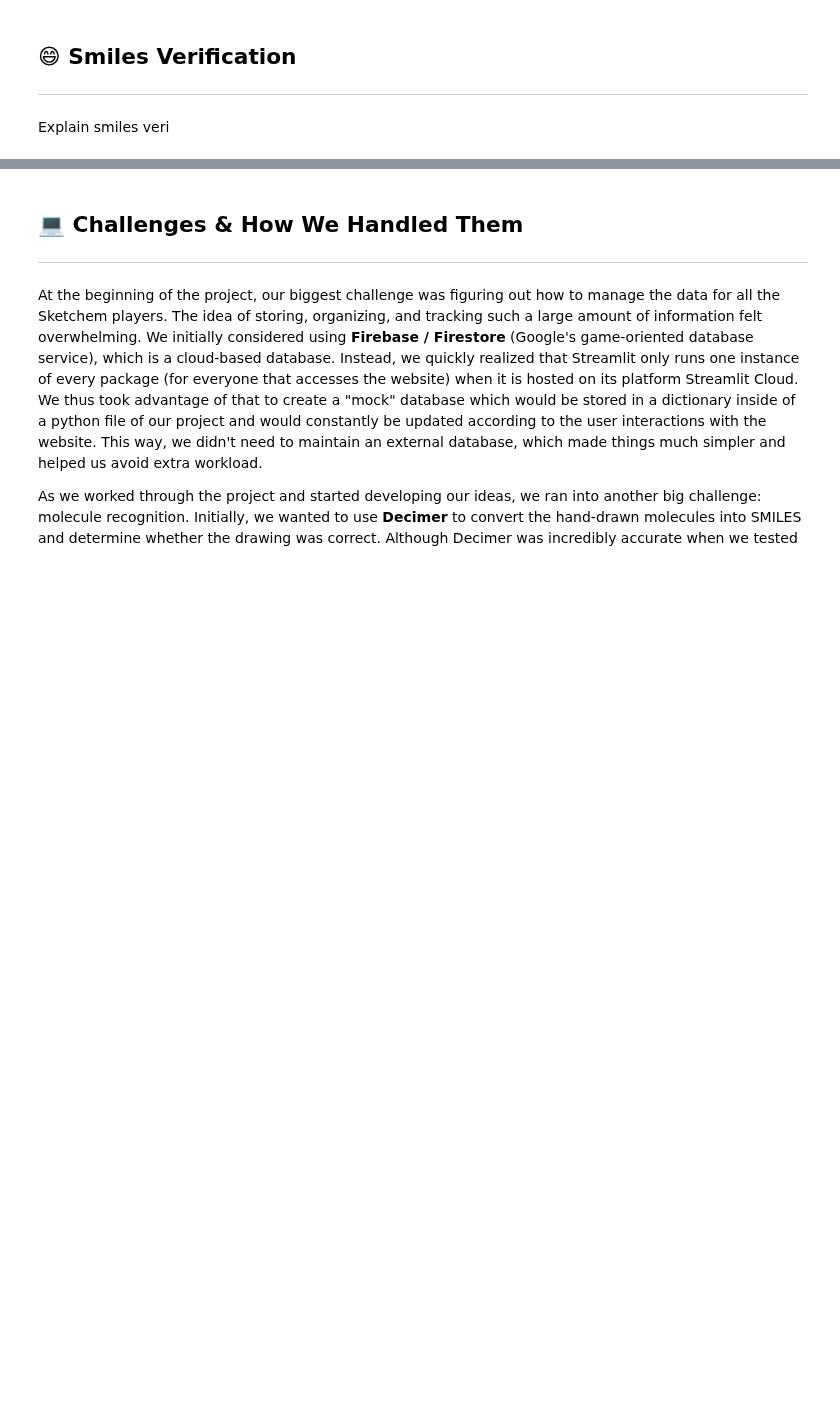
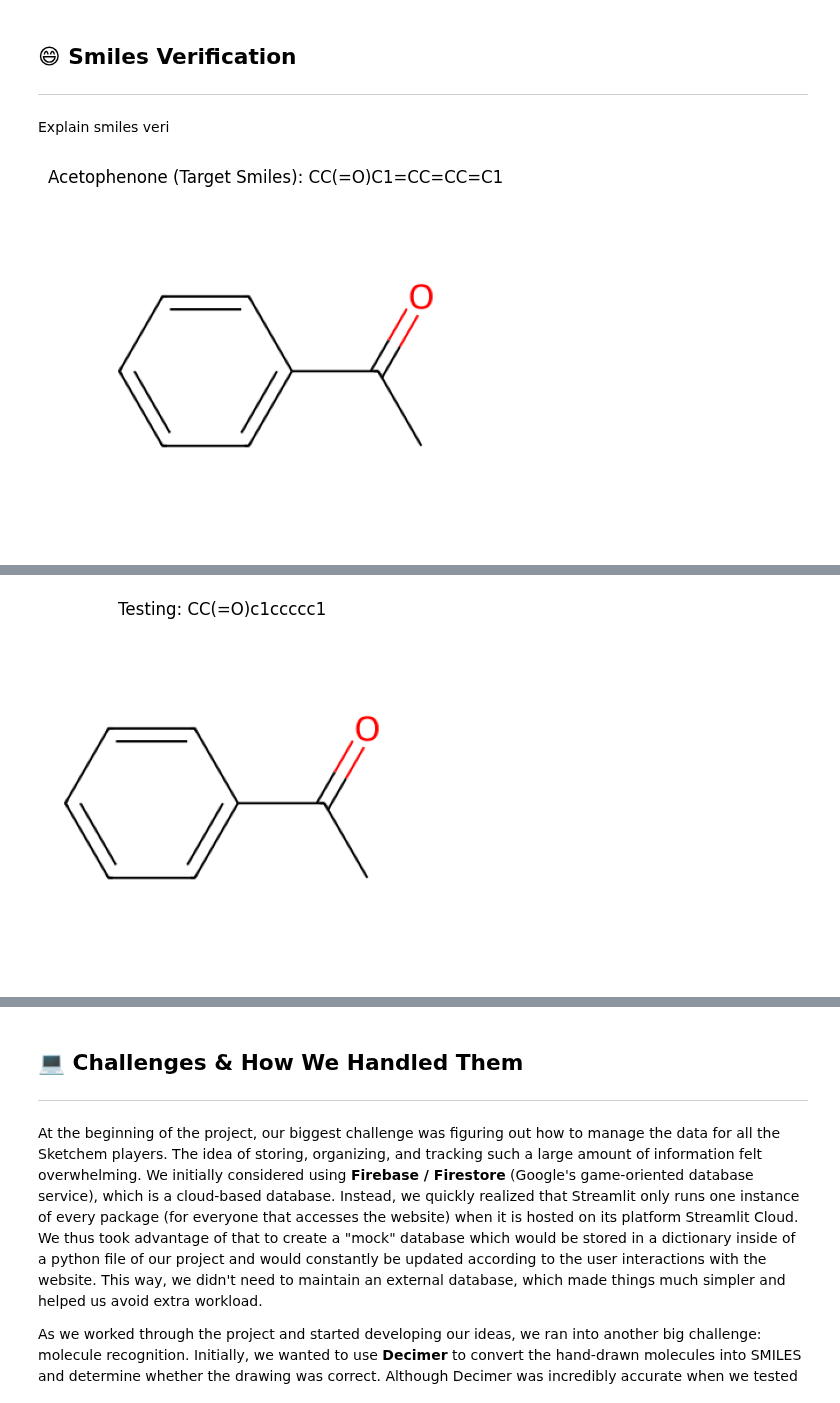
Before and after one commit to axelbrunetta/sketchem, a Jupyter notebook: notebooks/sketchem_project_report.ipynb, the cells around one changed output, grey strips where cells are left out. Saved outputs shown, nothing was run; the diff lists cells and outputs as text; code cells hidden in the pictures; blank space fills up the shorter version.

Commit message:
Wrote the smiles validator code for the notebook and modified the validation algorithm to use max instead of min

```diff
--- a/notebooks/sketchem_project_report.ipynb
+++ b/notebooks/sketchem_project_report.ipynb
@@ -186,9 +186,82 @@ Sketchem addresses these challenges through its specialized AI prompt and valida
 
 Explain smiles veri
 # %%
-# Demonstrate SMILES validation
+# Demonstrate validate_drawing_with_ai function
+from sketchem.utils.smiles_validator_ai import validate_drawing_with_ai
+from rdkit import Chem
+from rdkit.Chem import Draw
+import matplotlib.pyplot as plt
+# Set the matplotlib backend to inline for Jupyter notebooks
+%matplotlib inline
 
+# Create a mock response object to simulate Gemini API's response style
+class MockResponse:
+    def __init__(self, text):
+        self.text = text
 
-# also show it with invalid SMILES
+# Function to display molecules
+def display_molecule(smiles, title=None):
+    """Display a molecule from SMILES string"""
+    mol = Chem.MolFromSmiles(smiles)
+    img = Draw.MolToImage(mol, size=(300, 300))
+    plt.figure(figsize=(4, 4))
+    plt.imshow(img)
+    plt.axis('off')
+    plt.title(title or smiles)
+    plt.tight_layout()
+    plt.show()
 
-#show with various thresholds
+# Example target SMILES
+target_smiles = "CC(=O)C1=CC=CC=C1"  # Acetophenone
+
+# Create mock responses with different SMILES strings
+exact_match_response = MockResponse("CC(=O)c1ccccc1")  # Same molecule, but a differently-written SMILES string
+high_similarity_response = MockResponse("CC(=O)c1ccc(C)cc1")  # 4-methylacetophenone (very similar)
+medium_similarity_response = MockResponse("c1ccccc1C(=O)O")  # Benzoic acid (medium similarity)
+low_similarity_response = MockResponse("CC(=O)O")  # Acetic acid (low similarity)
+different_response = MockResponse("c1ccccc1")  # Benzene (structural fragment only)
+invalid_response = MockResponse("INVALID_STRUCTURE")  # Invalid structure response
+
+# Test with different thresholds
+thresholds = [1, 0.90, 0.80, 0.70, 0.60, 0.50]
+
+# Display target molecule
+display_molecule(target_smiles, title=f"Acetophenone (Target Smiles): {target_smiles}")
+
+print("Testing validate_drawing_with_ai with different responses and thresholds:")
+
+print("\nExact match tests (different SMILES, same structure):")
+display_molecule(exact_match_response.text, title=f"Testing: {exact_match_response.text}")
+for threshold in thresholds:
+    result = validate_drawing_with_ai(exact_match_response, target_smiles, threshold)
+    print(f"Threshold {threshold}: {'✓ Match' if result is True else '✗ No match'}")
+
+print("\nHigh similarity tests (4-methylacetophenone):")
+display_molecule(high_similarity_response.text, title=f"Testing: {high_similarity_response.text}")
+for threshold in thresholds:
+    result = validate_drawing_with_ai(high_similarity_response, target_smiles, threshold)
+    print(f"Threshold {threshold}: {'✓ Match' if result is True else '✗ No match'}")
+
+print("\nMedium similarity tests (Benzoic acid):")
+display_molecule(medium_similarity_response.text, title=f"Testing: {medium_similarity_response.text}")
+for threshold in thresholds:
+    result = validate_drawing_with_ai(medium_similarity_response, target_smiles, threshold)
+    print(f"Threshold {threshold}: {'✓ Match' if result is True else '✗ No match'}")
+
+print("\nLow similarity tests (Acetic acid):")
+display_molecule(low_similarity_response.text, title=f"Testing: {low_similarity_response.text}")
+for threshold in thresholds:
+    result = validate_drawing_with_ai(low_similarity_response, target_smiles, threshold)
+    print(f"Threshold {threshold}: {'✓ Match' if result is True else '✗ No match'}")
+
+print("\nDifferent molecule tests (Benzene):")
+display_molecule(different_response.text, title=f"Testing: {different_response.text}")
+for threshold in thresholds:
+    result = validate_drawing_with_ai(different_response, target_smiles, threshold)
+    print(f"Threshold {threshold}: {'✓ Match' if result is True else '✗ No match'}")
+
+print("\nInvalid structure test:") # Should get '✗ No match' + an error from the C++ backend of RDKit (not through Python's exception mechanism)
+result = validate_drawing_with_ai(invalid_response, target_smiles, 0.85)
+print(f"Result: {'✓ Match' if result is True else '✗ No match'}")
+# %% [output]
+[figure, added]
@@ -194,0 +271 @@ Explain smiles veri
+[figure, added]
```
Also changed, not shown: parts of 1 cell of this notebook, 1 other file.
